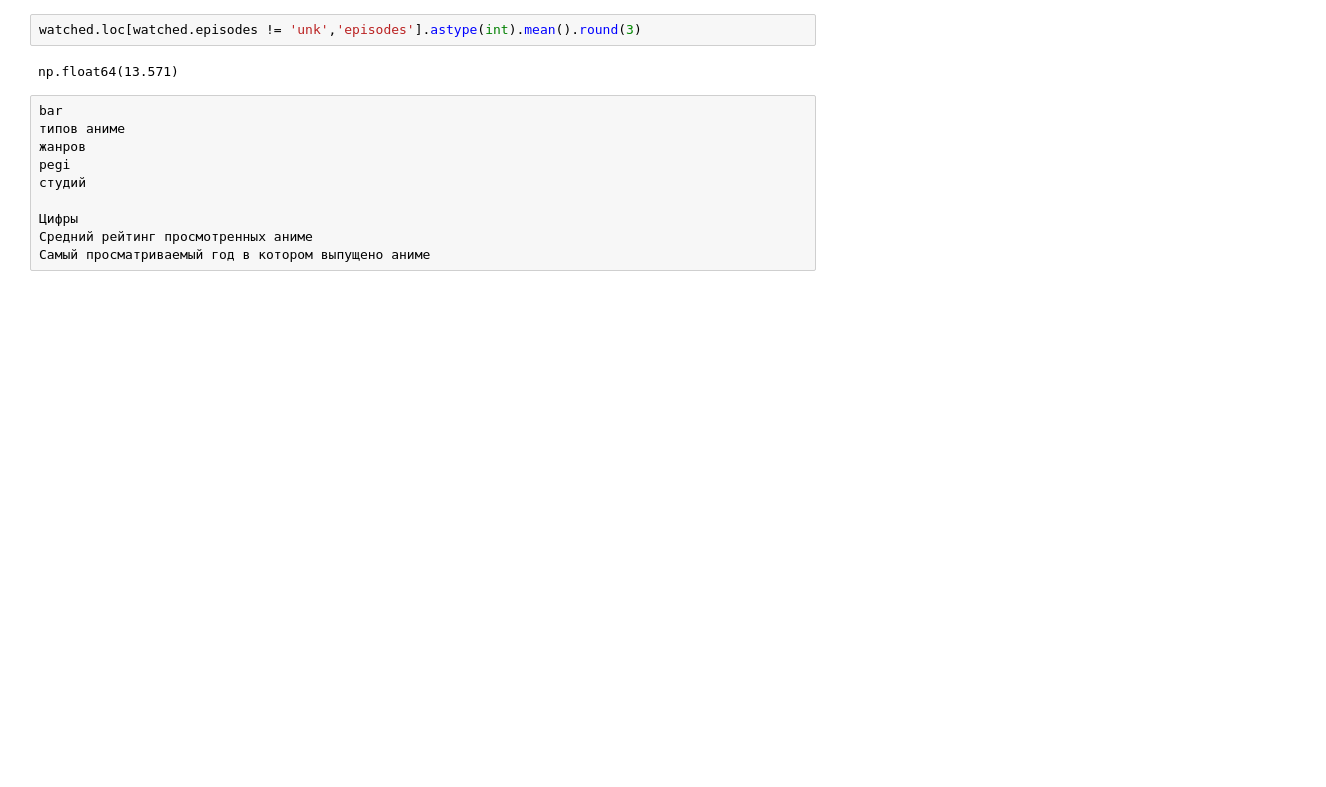
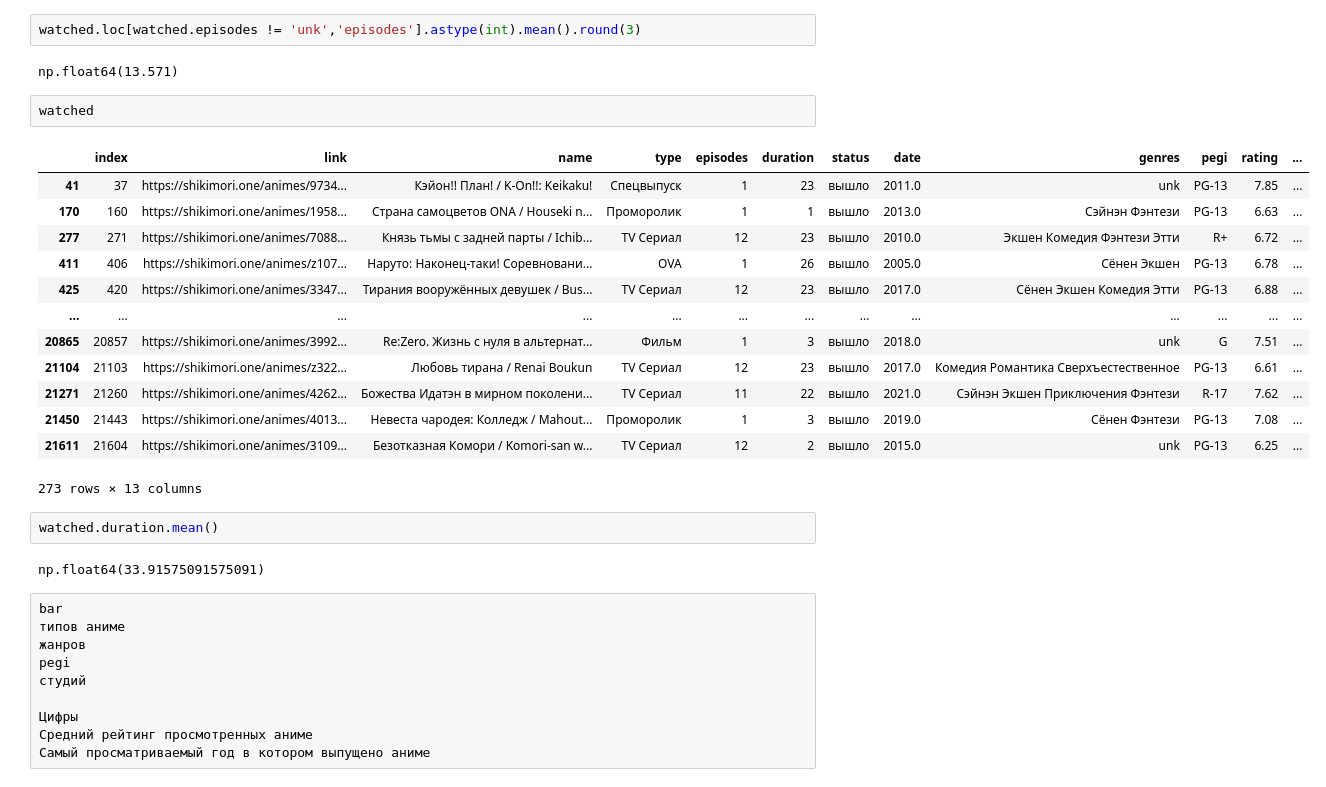
Before and after one commit to Neas1231/Shikilytics-website, a Jupyter notebook: tests.ipynb, the cells around one changed output. Saved outputs shown, nothing was run; the diff lists cells and outputs as text; blank space fills up the shorter version.

```diff
--- a/tests.ipynb
+++ b/tests.ipynb
@@ -245,6 +243,26 @@ np.float64(7.653)
 watched.loc[watched.episodes != 'unk','episodes'].astype(int).mean().round(3)
 # %% [output]
 np.float64(13.571)
+# %%
+watched
+# %% [output]
+|  | index | link | name | type | episodes | duration | status | date | genres | pegi | rating | ... |
+| 41 | 37 | https://shikimori.one/animes/9734... | Кэйон!! План! / K-On!!: Keikaku! | Спецвыпуск | 1 | 23 | вышло | 2011.0 | unk | PG-13 | 7.85 | ... |
+| 170 | 160 | https://shikimori.one/animes/1958... | Страна самоцветов ONA / Houseki n... | Проморолик | 1 | 1 | вышло | 2013.0 | Сэйнэн Фэнтези | PG-13 | 6.63 | ... |
+| 277 | 271 | https://shikimori.one/animes/7088... | Князь тьмы с задней парты / Ichib... | TV Сериал | 12 | 23 | вышло | 2010.0 | Экшен Комедия Фэнтези Этти | R+ | 6.72 | ... |
+| 411 | 406 | https://shikimori.one/animes/z107... | Наруто: Наконец-таки! Соревновани... | OVA | 1 | 26 | вышло | 2005.0 | Сёнен Экшен | PG-13 | 6.78 | ... |
+| 425 | 420 | https://shikimori.one/animes/3347... | Тирания вооружённых девушек / Bus... | TV Сериал | 12 | 23 | вышло | 2017.0 | Сёнен Экшен Комедия Этти | PG-13 | 6.88 | ... |
+| ... | ... | ... | ... | ... | ... | ... | ... | ... | ... | ... | ... | ... |
+| 20865 | 20857 | https://shikimori.one/animes/3992... | Re:Zero. Жизнь с нуля в альтернат... | Фильм | 1 | 3 | вышло | 2018.0 | unk | G | 7.51 | ... |
+| 21104 | 21103 | https://shikimori.one/animes/z322... | Любовь тирана / Renai Boukun | TV Сериал | 12 | 23 | вышло | 2017.0 | Комедия Романтика Сверхъестественное | PG-13 | 6.61 | ... |
+| 21271 | 21260 | https://shikimori.one/animes/4262... | Божества Идатэн в мирном поколени... | TV Сериал | 11 | 22 | вышло | 2021.0 | Сэйнэн Экшен Приключения Фэнтези | R-17 | 7.62 | ... |
+| 21450 | 21443 | https://shikimori.one/animes/4013... | Невеста чародея: Колледж / Mahout... | Проморолик | 1 | 3 | вышло | 2019.0 | Сёнен Фэнтези | PG-13 | 7.08 | ... |
+| 21611 | 21604 | https://shikimori.one/animes/3109... | Безотказная Комори / Komori-san w... | TV Сериал | 12 | 2 | вышло | 2015.0 | unk | PG-13 | 6.25 | ... |
+273 rows × 13 columns
+# %%
+watched.duration.mean()
+# %% [output]
+np.float64(33.91575091575091)
 # %%
 bar
 типов аниме
```
Also changed, not shown: parts of 2 cells of this notebook, 4 other files.
